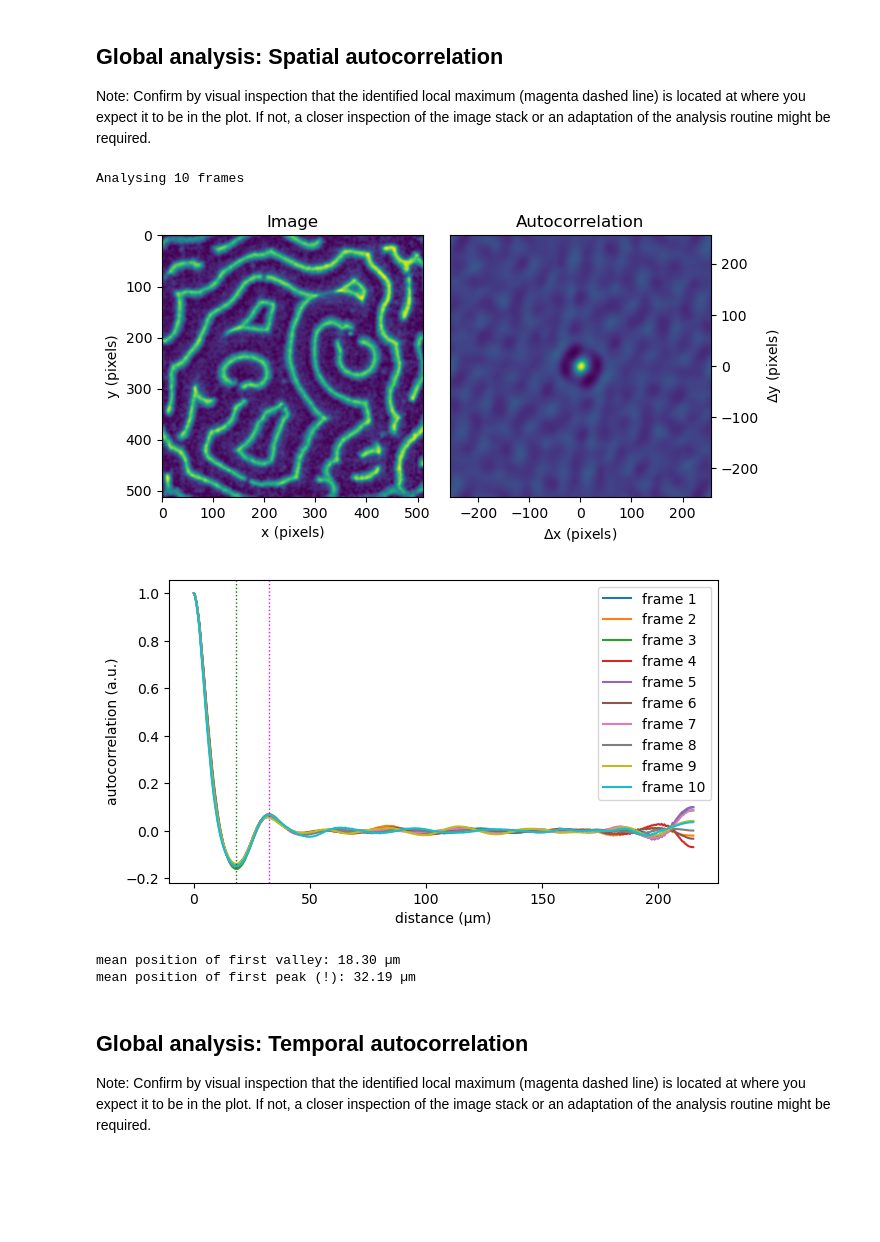
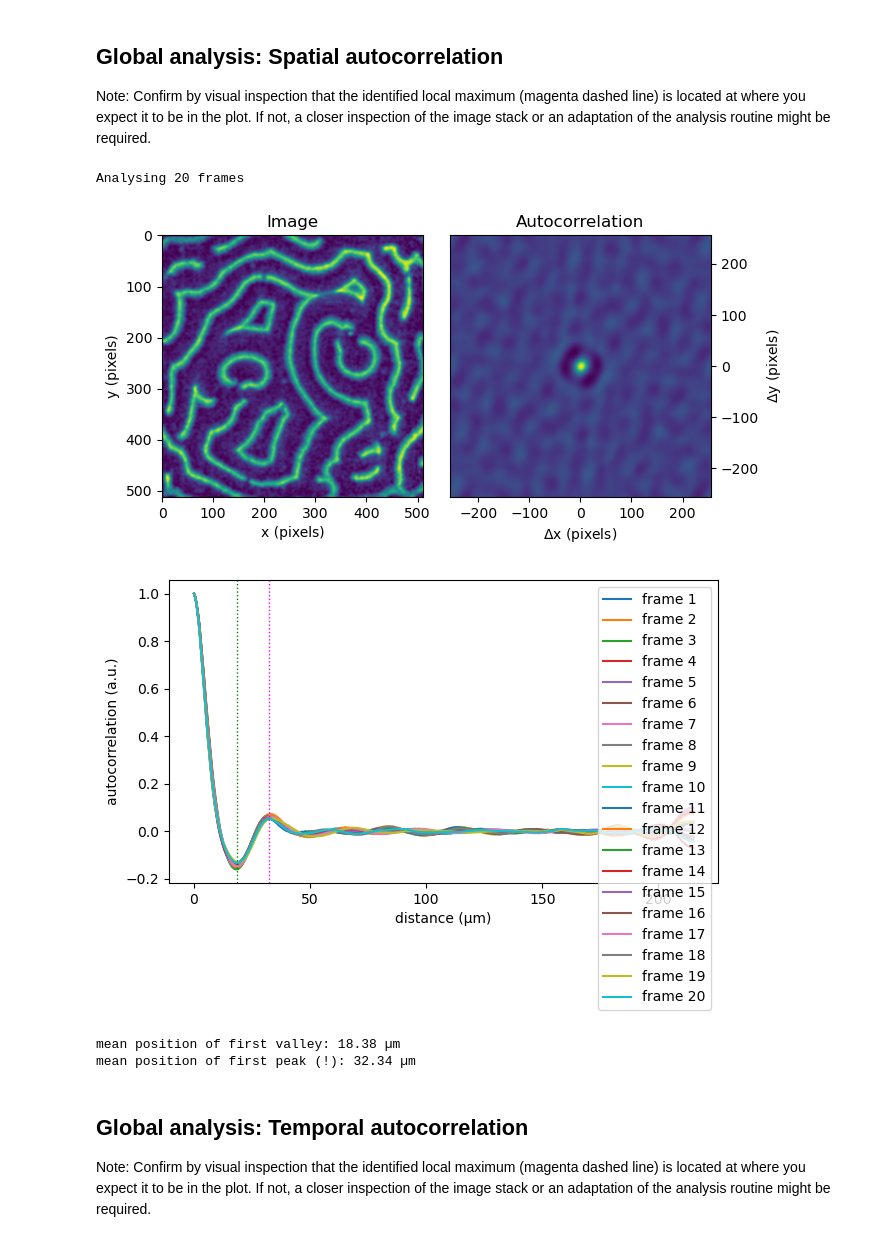
Before and after one commit to M-Sabrina/MinDE_analysis_2022, a Jupyter notebook: Quickstart_Min_analysis.ipynb, the cells around one changed output. Cells and saved outputs as stored; diff of their text form; code cells hidden in the pictures; blank space fills up the shorter version.

```diff
--- a/Quickstart_Min_analysis.ipynb
+++ b/Quickstart_Min_analysis.ipynb
@@ -40,5 +41,6 @@ Saving images:
 # %%
-save = False  # 'save' set to True -> images saved to folder 'save_output'
+save_images = False  # 'save_images' set to True -> images saved to folder 'save_output'
+save_csv = False  # 'save_csv' set to True -> results saved to folder 'save_output'
 cm = 1 / 2.54  # centimeters in inches (for matplotlib figure size)
 single_fig_size = (8 * cm, 8 * cm)  # small figures
 double_fig_size = (16 * cm, 8 * cm)  # broad figures
@@ -58,3 +58,5 @@ frpermin = 4  # frames per minute
+# %%
+frames_to_analyse_spatial = 20  # analyse first .. frames
 # %% [markdown]
 Temporal autocorrelation analysis parameters:
 # %%
@@ -74,17 +77,18 @@ kernel_size_flow = 35  # building smoothening kernel needed for flow analysis (p
 ## Preparation
 # %%
 # Load stack
-Min_st = io.imread(stack_path)
+Min_st_original = io.imread(stack_path)
 stackname = stack_path.stem
-nt, ny, nx = np.shape(Min_st)
+nt, ny, nx = np.shape(Min_st_original)
 print(f"Current file: {stackname}, size: {nx} pixels x {ny} pixels x {nt} frames")
 
 # Clean stack (if requested)
 if clean_stack:
-    Min_st, fig, axs = clean_image_stack(stack_path, save)
+    Min_st, fig, axs = clean_image_stack(Min_st_original, save_images)
     plt.show()
 else:
     # Plot stack
+    Min_st = Min_st_original
     fig, ax = plt.subplots()
     ax.imshow(Min_st[0, :, :])
     ax.set_xlabel("x (pixel)")
@@ -93,7 +97,7 @@ else:
     fig.tight_layout()
     plt.show()
     # Save image (if requested)
-    if save:
+    if save_images:
         fig.savefig(f"save_output/{stackname}_image.pdf")
 # %% [output]
 Current file: paper_example, size: 512 pixels x 512 pixels x 20 frames
@@ -112,44 +116,66 @@ else:
 (
     crmx_storage,
     fig,
     ax_corr,
     ax_orig,
-) = correlation_tools.get_spatial_correlation_matrixes(Min_st, frames_to_analyse)
-if save:
+) = correlation_tools.get_spatial_correlation_matrixes(Min_st, frames_to_analyse_spatial)
+if save_images:
     fig.set_size_inches(double_fig_size)
     fig.tight_layout()
     fig.savefig(f"save_output/{stackname}_global_spatial_autocorrelation.pdf")
 plt.show()
 
 # Calculate radially averaged profile traces
 # and analyze them with respect to first min and max, mean-average
 (
     first_min_pos,
     first_min_val,
     first_max_pos,
     first_max_val,
     fig,
     ax,
 ) = correlation_tools.analyze_radial_profiles(crmx_storage, nmperpix)
-if save:
+if save_images:
     fig.set_size_inches(double_fig_size)
     fig.tight_layout()
     fig.savefig(f"save_output/{stackname}_global_spatial_radialprofiles.pdf")
 plt.show()
 
-# Determine halfspan for local analysis later
-if halfspan is None:
-    halfspan = get_auto_halfspan(Min_st, frames_to_analyse, verbose=False)
-
 # Print averaged values
 print(f"mean position of first valley: {np.nanmean(first_min_pos):.02f} {unit}")
 print(f"mean position of first peak (!): {np.nanmean(first_max_pos):.02f} {unit}")
+
+# Save data to csv
+if save_csv:
+    # create csv file for saving characteristic parameters later
+    csv_file = f"save_output/{stackname}_spatial_autocorrelation_results.csv"
+    # create header for csv file
+    header = [
+        "frame_nr",  # frame number
+        f"valley_pos ({unit})",  # position of first minimum
+        "valley_val",  # amplitude of first minimum
+        f"peak_pos ({unit})",  # position of first maximum --> wavelength
+        "peak_val",  # amplitude of first maximum
+    ]
+    with open(csv_file, "w") as csv_f:  # will overwrite existing
+        writer = csv.writer(csv_f, delimiter="\t")
+        writer.writerow(header)
+        for n in range(first_max_pos.size):
+            writer.writerow(
+                [
+                    n + 1,
+                    first_min_pos[n],
+                    first_min_val[n],
+                    first_max_pos[n],
+                    first_max_val[n],
+                ]
+            )
 # %% [output]
-Analysing 10 frames
+Analysing 20 frames
 [figure]
-[figure, old version]
+[figure, new version]
-mean position of first valley: 18.30 µm
-mean position of first peak (!): 32.19 µm
+mean position of first valley: 18.38 µm
+mean position of first peak (!): 32.34 µm
 # %% [markdown]
 ## Global analysis: Temporal autocorrelation
 Note: Confirm by visual inspection that the identified local maximum (magenta dashed line) is located at where you expect it to be in the plot. If not, a closer inspection of the image stack or an adaptation of the analysis routine might be required.
```
Also changed, not shown: parts of 11 cells of this notebook, 4 other files.
